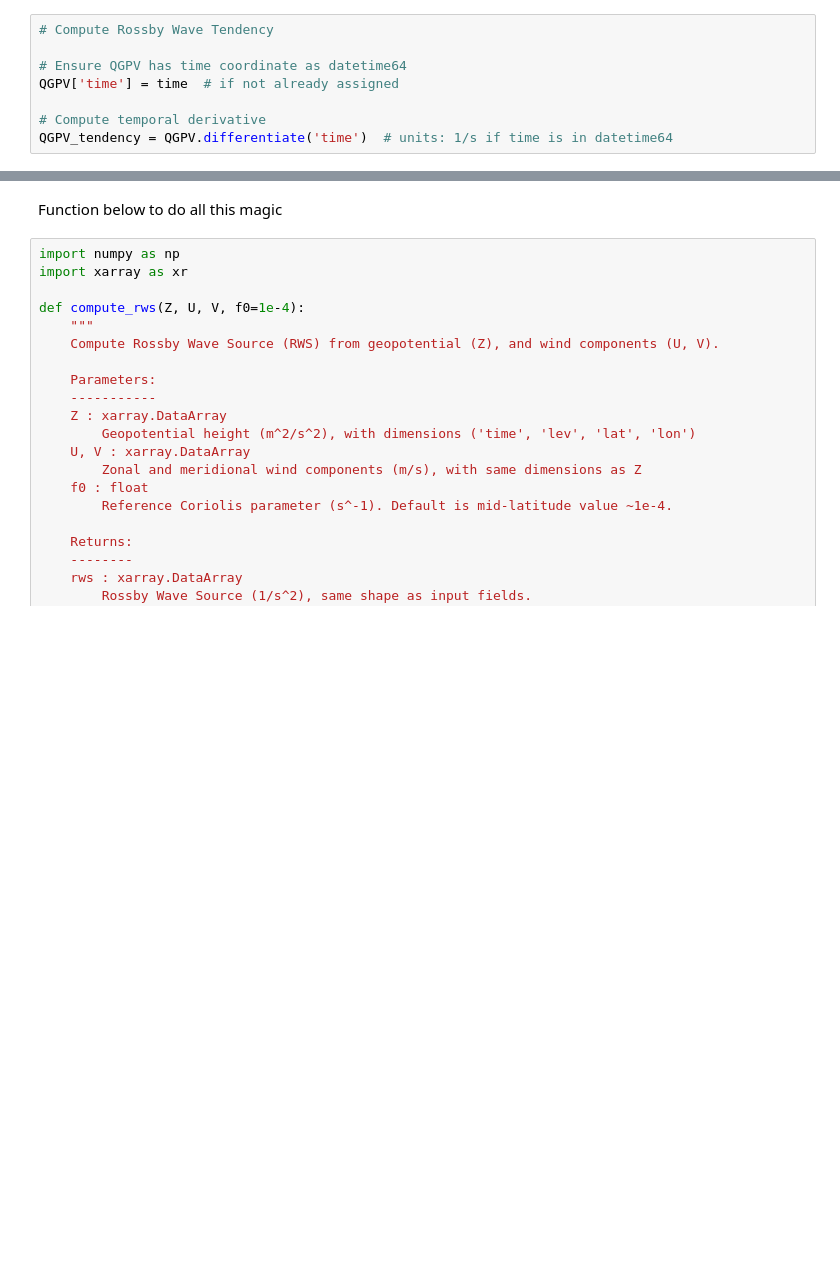
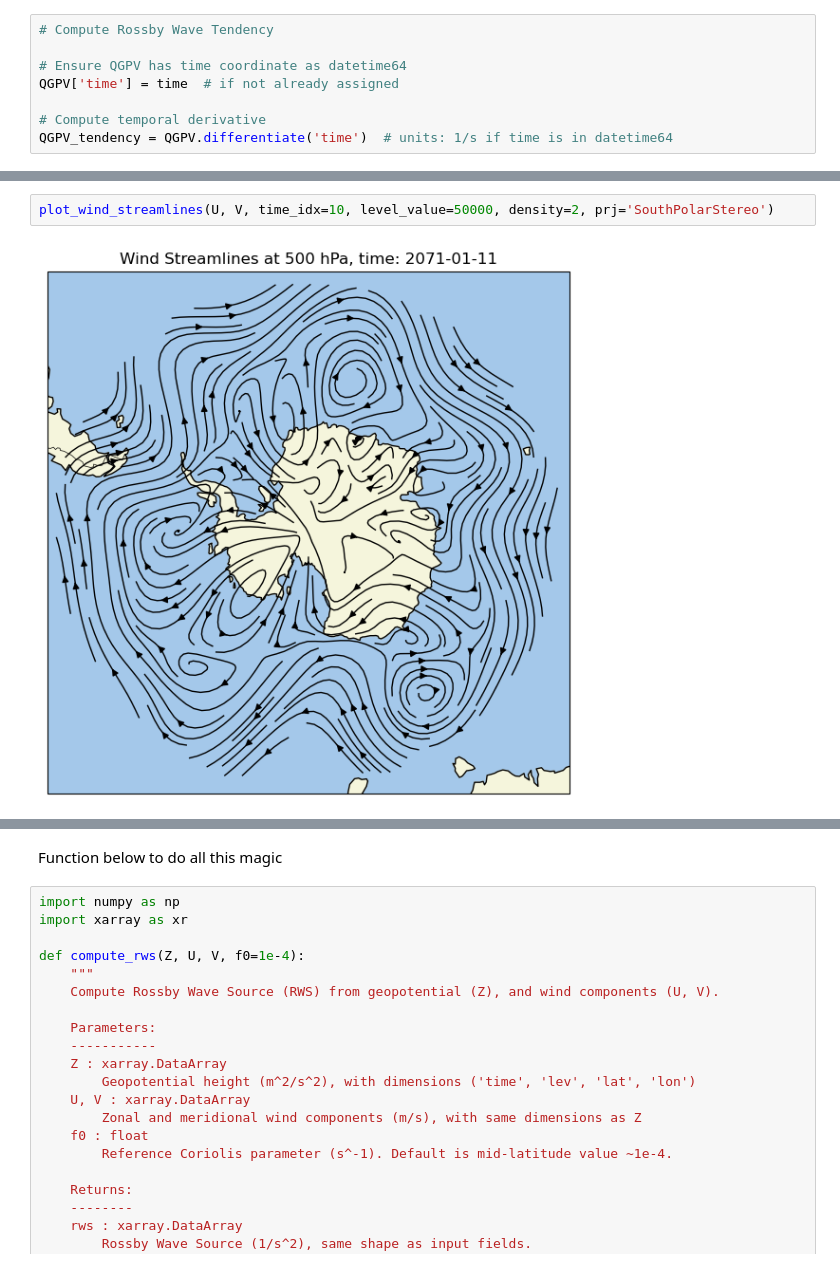
Before and after one commit to radryan1979/Met2GradProject, a Jupyter notebook: open_explore.ipynb, the cells around one changed output, grey strips where cells are left out. Drawn from its saved outputs; the diff is of its cells as text; blank space fills up the shorter version.

```diff
--- a/open_explore.ipynb
+++ b/open_explore.ipynb
@@ -252,0 +146,4 @@ plot_variable(QGPV_tendency[0], "QGPV Tendency")
+# %%
+plot_wind_streamlines(U, V, time_idx=10, level_value=50000, density=2, prj='SouthPolarStereo')
+# %% [output]
+[figure, added]
```
Also changed, not shown: parts of 18 cells of this notebook, 1 other file.
